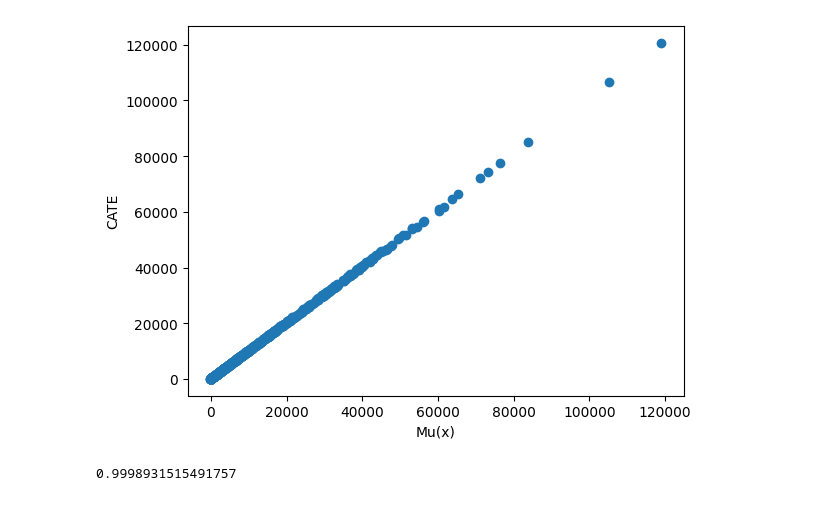
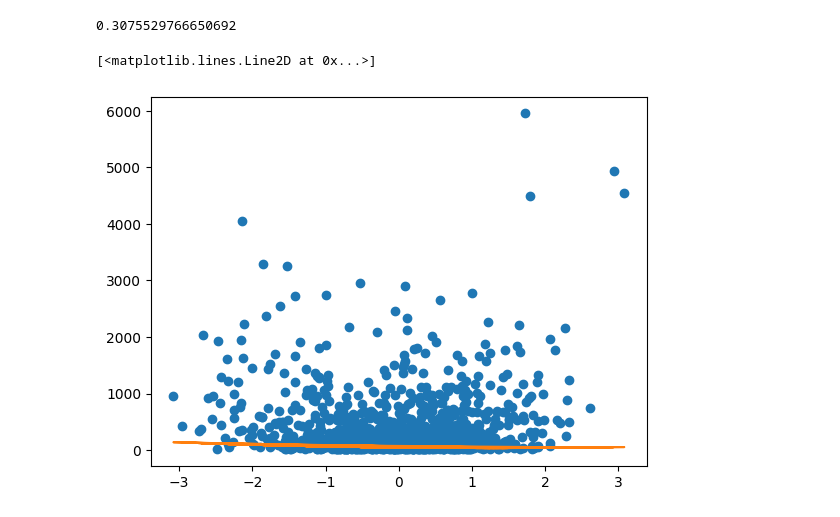
Before and after one commit to Jackbonkins/Heter_effects, a Jupyter notebook: Gen_Data.ipynb, the cells around one changed output. Saved outputs shown, nothing was run; the diff lists cells and outputs as text; code cells hidden in the pictures.

```diff
--- a/Gen_Data.ipynb
+++ b/Gen_Data.ipynb
@@ -12,13 +21,25 @@ simulation_2 = sim_2.create_dataset()
+# %%
+x=treated[["mu_x"]]
+y=treated[["CATE"]]
+
+
+reg = LinearRegression().fit(x, y)
+reg.score(x, y)
+# %% [output]
+0.3075529766650692
 # %%
 treated = simulation_1[simulation_1["T"] == 1]
-x_var_treat = treated["X6"]
+x_var_treat = treated["X10"]
 plt.plot(x_var_treat, treated["y"], 'o')
 
 #untreated = simulation_1[simulation_1["T"] == 0]
 #x_var_untreat = untreated["X1"]
 #plt.plot(x_var_untreat, untreated["y"], 'o')
 
 #fit polynomial regression
 poly_fit = np.polyfit(x_var_treat, treated["CATE"], 2)
 poly_fit_fn = np.poly1d(poly_fit)
-plt.plot(treated["X6"], poly_fit_fn(treated["X6"]))
+plt.plot(treated["X10"], poly_fit_fn(treated["X10"]))
+# %% [output]
+[<matplotlib.lines.Line2D at 0x...>]
+[figure, added]
@@ -30,23 +46,9 @@ plt.plot(treated["mu_x"], treated["CATE"], 'o')
-# %%
-sim_test: SimulationStudy = SimulationStudy(p=500, mean_correlation=0.3, n=2000, degree=2)
-sim_test = sim_test.create_dataset()
-treated = sim_test[sim_test["T"] == 1]
-plt.plot(treated["mu_x"], treated["CATE"], 'o')
-plt.xlabel("Mu(x)")
-plt.ylabel("CATE")
-plt.show()
-# %% [output]
-[figure, removed]
 # %%
-from sklearn.linear_model import LinearRegression
-
-x=treated[["mu_x"]]
-y=treated[["CATE"]]
+x_var=treated[["mu_x"]]
+y_var=treated[["CATE"]]
 
 
 reg = LinearRegression().fit(x, y)
 reg.score(x, y)
-# %% [output]
-0.9998931515491757
 # %%
 plt.plot(simulation_1["CATE"], simulation_2["CATE"], 'o')
```
Also changed, not shown: parts of 6 cells of this notebook, 1 other file.
